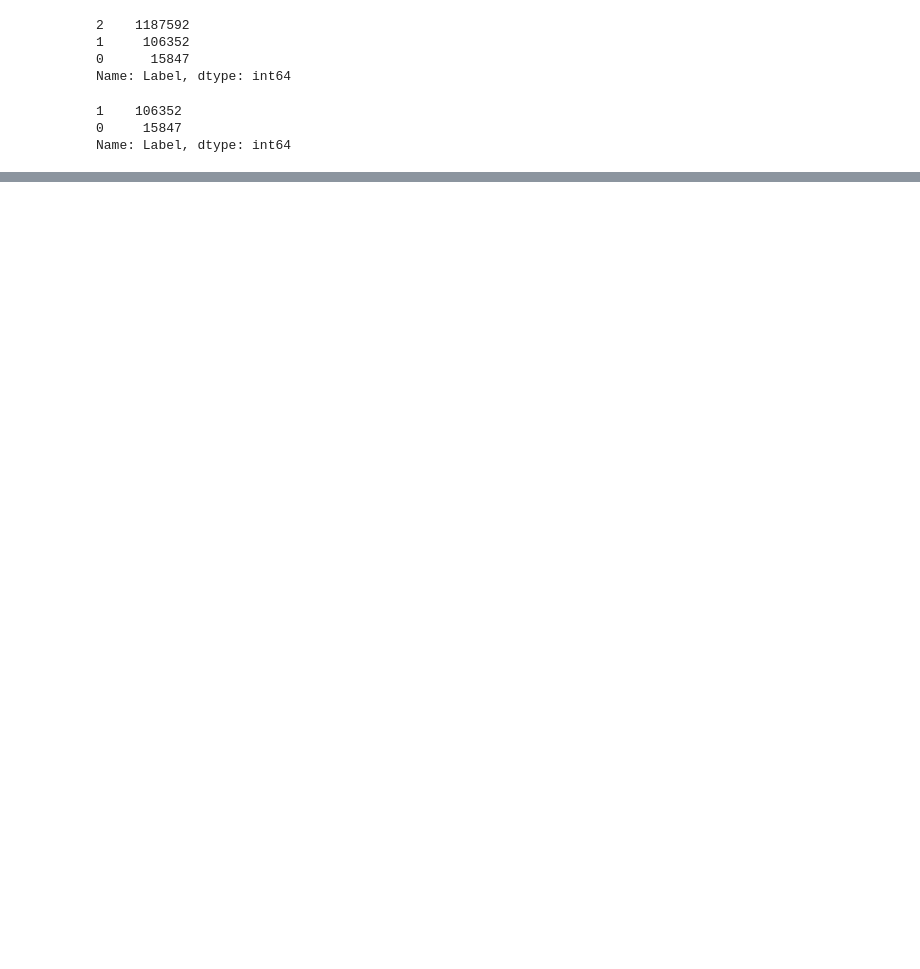
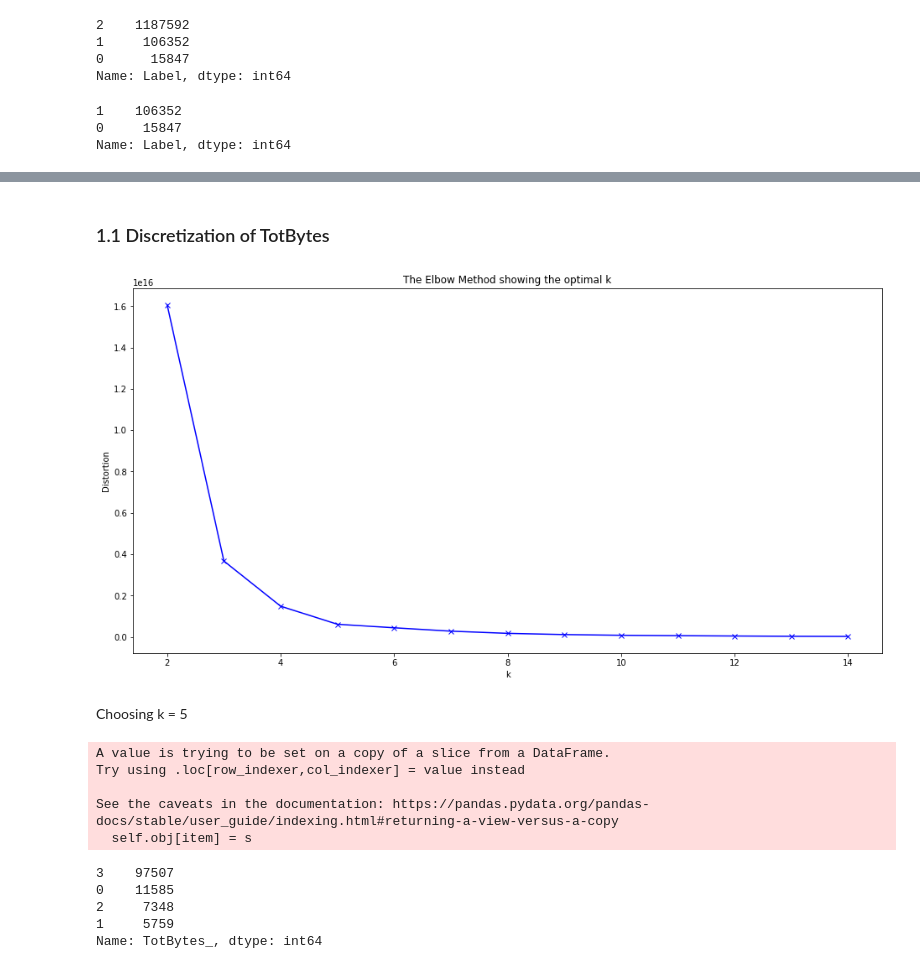
Before and after one commit to sharwinbobde/cyber-data-analytics, a Jupyter notebook: Part-3/task1-nikhil.ipynb, the cells around one changed output, grey strips where cells are left out. Cells and saved outputs as stored; diff of their text form; code cells hidden in the pictures; blank space fills up the shorter version.

Commit message:
complete discretization and combining of features

```diff
--- a/Part-3/task1-nikhil.ipynb
+++ b/Part-3/task1-nikhil.ipynb
@@ -67,0 +74,3 @@ sns.distplot(df[df["TotBytes"]<1000]["TotBytes"], kde=False)
+# %%
+df_filtered, dir_enc = encode(df_filtered, "Dir")
+df_filtered, protocol_enc = encode(df_filtered, "Proto")
@@ -67,0 +116,44 @@ sns.distplot(df[df["TotBytes"]<1000]["TotBytes"], kde=False)
+# %%
+def visualize_discretization(feature, min_k=2, max_k=15):
+    distortions = {}
+    kmeans_models = {}
+    for k in tqdm(range(min_k, max_k)):
+        kmeans_model = KMeans(n_clusters=k)
+        kmeans_model.fit(feature)
+        kmeans_models[k] = kmeans_model
+        distortions[k] = kmeans_model.inertia_
+
+    plt.figure(figsize=(16,8))
+    plt.plot(range(min_k, max_k), list(distortions.values()), 'bx-')
+    plt.xlabel('k')
+    plt.ylabel('Distortion')
+    plt.title('The Elbow Method showing the optimal k')
+    plt.show()
+
+    return kmeans_models, distortions
+# %% [markdown]
+### 1.1 Discretization of TotBytes
+# %%
+tot_bytes = df_filtered["TotBytes"].to_numpy().reshape(-1, 1)
+kmeans_models, distortions = visualize_discretization(tot_bytes)
+# %% [output]
+[figure, added]
+# %% [markdown]
+Choosing k = 5
+# %%
+# discretize
+df_filtered.loc[:, "TotBytes_"] = kmeans_models[4].predict(tot_bytes)
+# %% [output]
+A value is trying to be set on a copy of a slice from a DataFrame.
+Try using .loc[row_indexer,col_indexer] = value instead
+
+See the caveats in the documentation: https://pandas.pydata.org/pandas-docs/stable/user_guide/indexing.html#returning-a-view-versus-a-copy
+  self.obj[item] = s
+# %%
+df_filtered.TotBytes_.value_counts()
+# %% [output]
+3    97507
+0    11585
+2     7348
+1     5759
+Name: TotBytes_, dtype: int64
```
Also changed, not shown: parts of 27 cells of this notebook, 1 other file.
